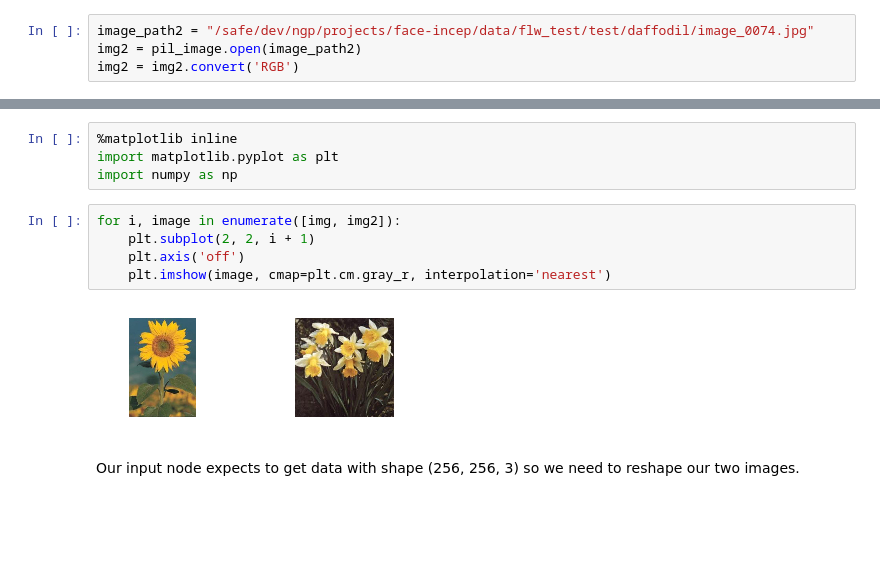
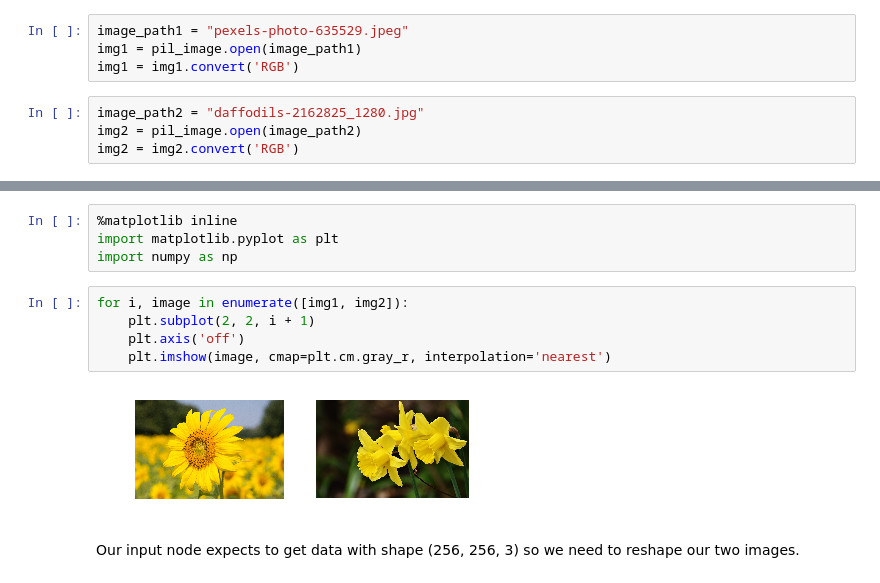
Before and after one commit to krishnamurthy-a/Deep-Learning, a Jupyter notebook: object-detection/wml/wml_transfer_learning_flowers_v2_pub.ipynb, the cells around one changed output, grey strips where cells are left out. Drawn from its saved outputs; the diff is of its cells as text; blank space fills up the shorter version.

```diff
--- a/object-detection/wml/wml_transfer_learning_flowers_v2_pub.ipynb
+++ b/object-detection/wml/wml_transfer_learning_flowers_v2_pub.ipynb
@@ -651,5 +690,9 @@ img1 = img.convert('RGB')
+# %%
+image_path1 = "pexels-photo-635529.jpeg"
+img1 = pil_image.open(image_path1)
+img1 = img1.convert('RGB')
 # %%
-image_path2 = "/safe/dev/ngp/projects/face-incep/data/flw_test/test/daffodil/image_0074.jpg"
+image_path2 = "daffodils-2162825_1280.jpg"
 img2 = pil_image.open(image_path2)
 img2 = img2.convert('RGB')
 # %% [markdown]
@@ -659,12 +702,12 @@ Let's plot two images.
 import matplotlib.pyplot as plt
 import numpy as np
 # %%
-for i, image in enumerate([img, img2]):
+for i, image in enumerate([img1, img2]):
     plt.subplot(2, 2, i + 1)
     plt.axis('off')
     plt.imshow(image, cmap=plt.cm.gray_r, interpolation='nearest')
 # %% [output]
-[figure, old version]
+[figure, new version]
 # %% [markdown]
 Our input node expects to get data with shape (256, 256, 3) so we need to reshape our two images.
 # %%
```
Also changed, not shown: parts of 12 cells of this notebook, 1 other file.
